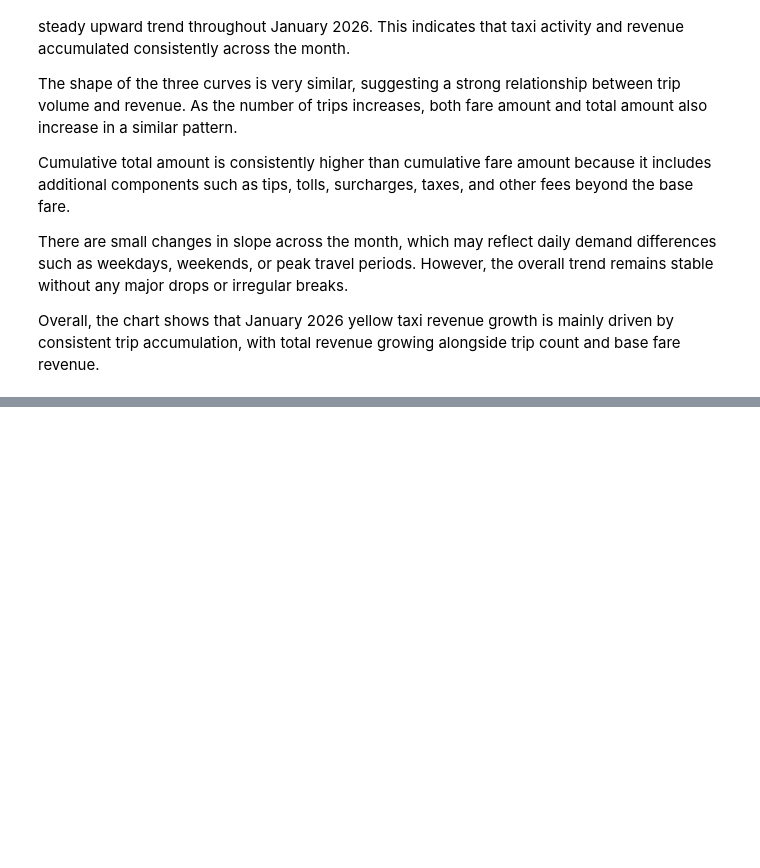
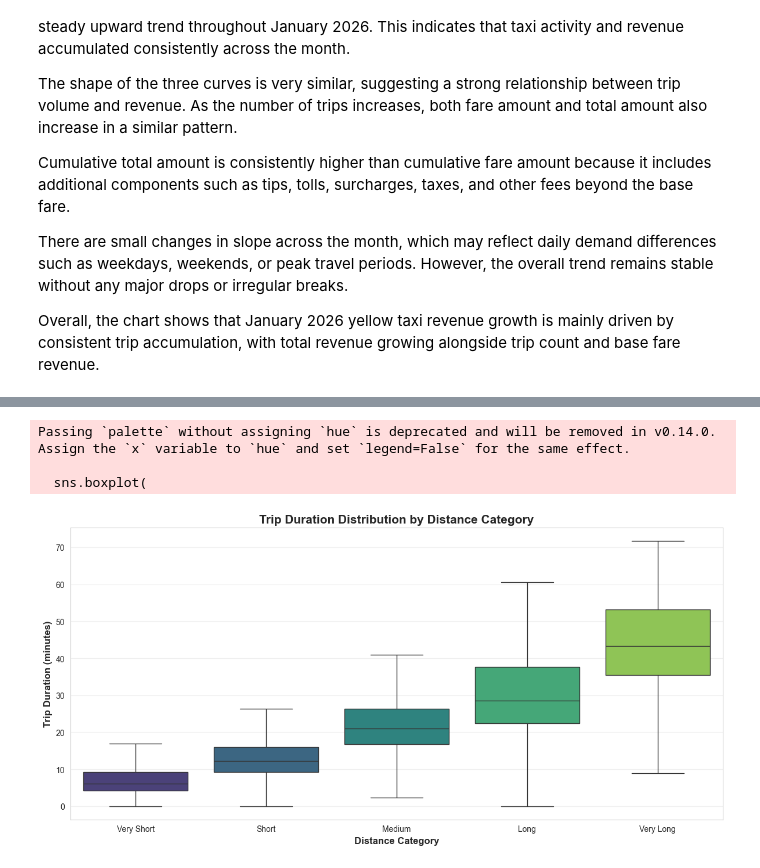
Before and after one commit to fathirrizkifadillah/NYC-Yellow-Taxi-Trip-Analysis, a Jupyter notebook: main.ipynb, the cells around one changed output, grey strips where cells are left out. Cells and saved outputs as stored; diff of their text form; code cells hidden in the pictures; blank space fills up the shorter version.

Commit message:
3.9 : Trip Duration Distribution by Distance Category

```diff
--- a/main.ipynb
+++ b/main.ipynb
@@ -1075,0 +1078,15 @@ Overall, the chart shows that January 2026 yellow taxi revenue growth is mainly
+# %%
+distance_order = ["Very Short", "Short", "Medium", "Long", "Very Long"]
+
+duration_by_distance = df_eda[
+    (df_eda["trip_duration_min"] > 0) &
+    (df_eda["trip_duration_min"] <= df_eda["trip_duration_min"].quantile(0.99))
+].copy()
+
+duration_by_distance["distance_category"] = pd.Categorical(
+    duration_by_distance["distance_category"],
+    categories=distance_order,
+    ordered=True
+)
+
+duration_by_distance
@@ -1075,0 +1107,36 @@ Overall, the chart shows that January 2026 yellow taxi revenue growth is mainly
+# %%
+plt.figure(figsize=(12, 6))
+
+sns.boxplot(
+    data=duration_by_distance,
+    x="distance_category",
+    y="trip_duration_min",
+    order=distance_order,
+    showfliers=False,
+    palette="viridis"
+)
+
+plt.title(
+    "Trip Duration Distribution by Distance Category",
+    fontsize=15,
+    fontweight="bold"
+)
+
+plt.xlabel("Distance Category", fontsize=12, fontweight="bold")
+plt.ylabel("Trip Duration (minutes)", fontsize=12, fontweight="bold")
+plt.grid(axis="y", alpha=0.3)
+
+plt.tight_layout()
+
+filepath = os.path.join(
+    "img",
+    "Trip_Duration_Distribution_by_Distance_Category.png"
+)
+
+plt.savefig(filepath, dpi=300, bbox_inches="tight", facecolor="white")
+plt.show()
+# %% [output]
+Passing `palette` without assigning `hue` is deprecated and will be removed in v0.14.0. Assign the `x` variable to `hue` and set `legend=False` for the same effect.
+
+  sns.boxplot(
+[figure, added]
```
Also changed, not shown: parts of 2 cells of this notebook, 1 other file.
